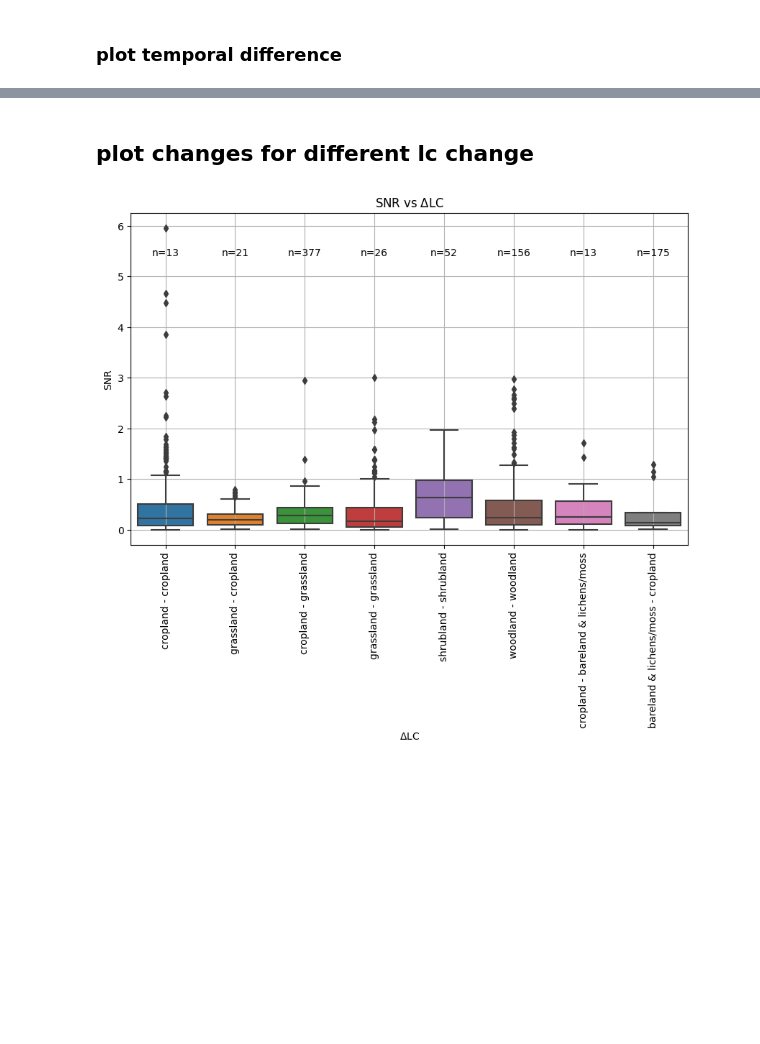
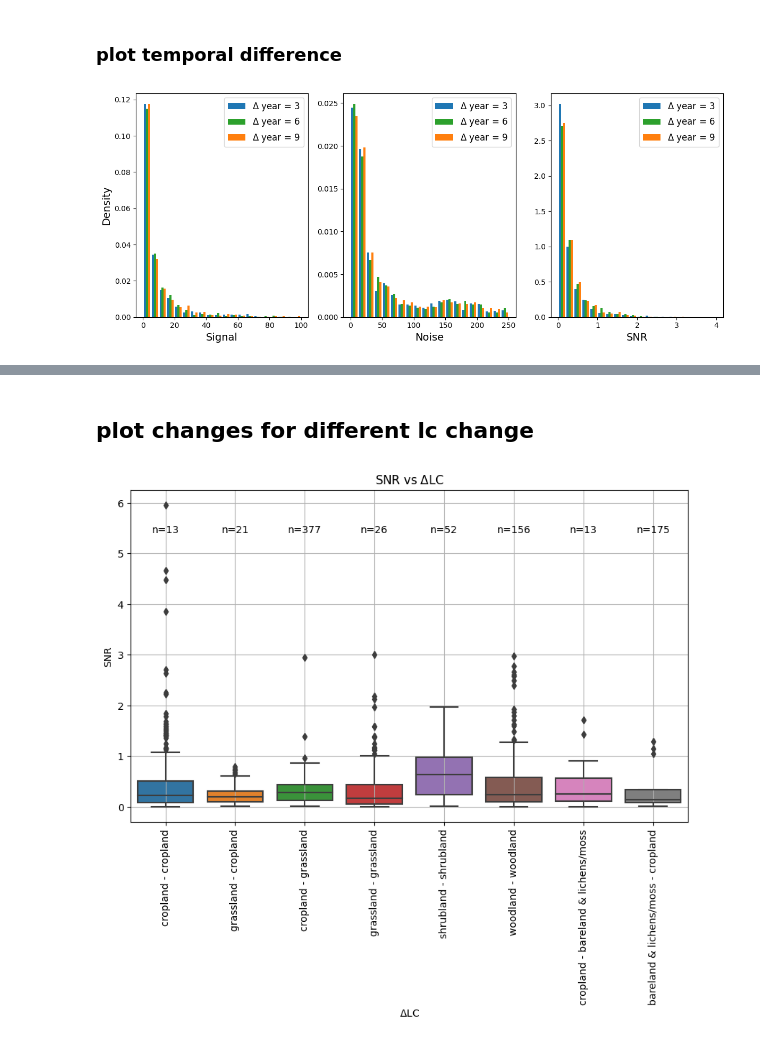
Before and after one commit to Meng2077/trend-with-uncertainty, a Jupyter notebook: snr_point.analysis.ipynb, the cells around one changed output, grey strips where cells are left out. Cells and saved outputs as stored; diff of their text form; code cells hidden in the pictures; blank space fills up the shorter version.

```diff
--- a/snr_point.analysis.ipynb
+++ b/snr_point.analysis.ipynb
@@ -65,0 +45,35 @@ plt.show()
+# %%
+import matplotlib.pyplot as plt
+
+# Define columns and year_change groups
+columns = ['signal', 'noise', 'snr']
+groups = [3, 6, 9]
+colors = ['tab:blue', 'tab:green', 'tab:orange']
+n_bins = 20
+ranges = [100, 250, 4]
+xlbl = ['Signal', 'Noise', 'SNR']
+
+# Create subplots
+fig, axes = plt.subplots(1, 3, figsize=(12, 5))
+
+for idx, col in enumerate(columns):
+    ax = axes[idx]
+
+    x_multi = [df[df['year_change'] == g][col].dropna() for g in groups]
+
+    ax.hist(x_multi, bins=n_bins, density=True, range=(0, ranges[idx]), histtype='bar', label=[f'$\Delta$ year = {g}' for g in groups], color=colors)#
+    # ax.set_title(f'{col.upper()} Histogram')
+    ax.set_xlabel(xlbl[idx], fontsize=14)
+    if idx!=0:
+        ax.set_ylabel('')
+    else:
+        ax.set_ylabel('Density', fontsize=14)
+
+    ax.legend(fontsize=12)
+    # ax.grid(True)
+
+plt.tight_layout()
+plt.savefig(f'./figure/plot_pair_year.interval.pdf', bbox_inches='tight')
+plt.show()
+# %% [output]
+[figure, added]
```
Also changed, not shown: parts of 8 cells of this notebook.
